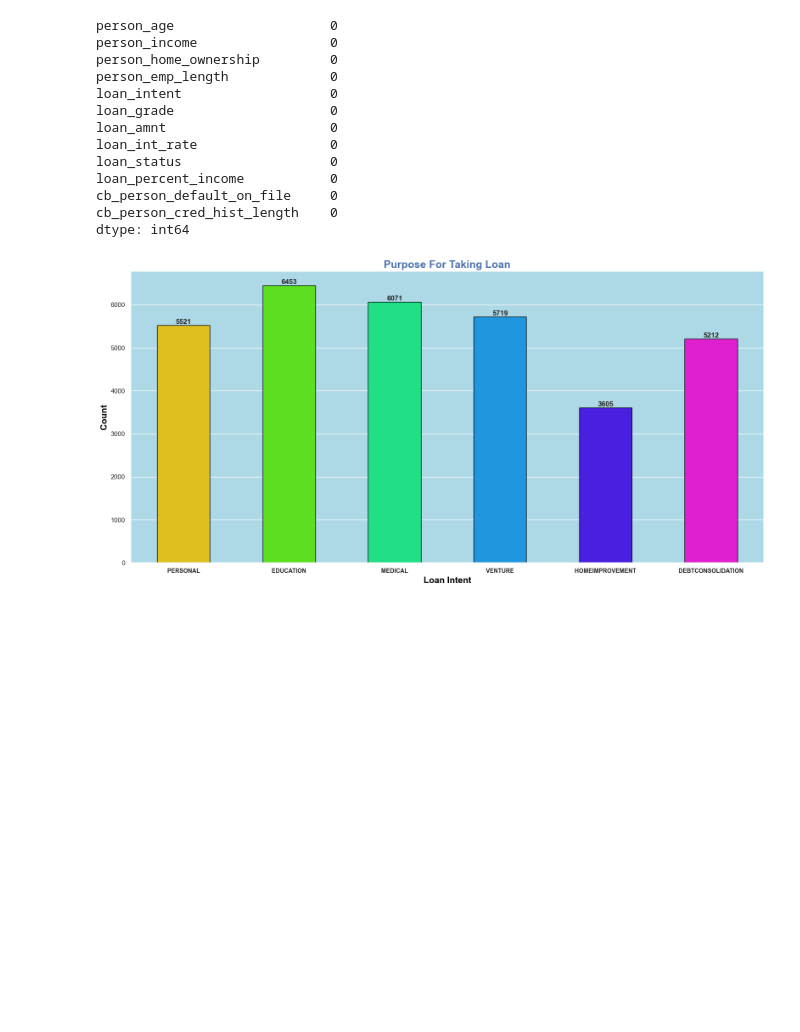
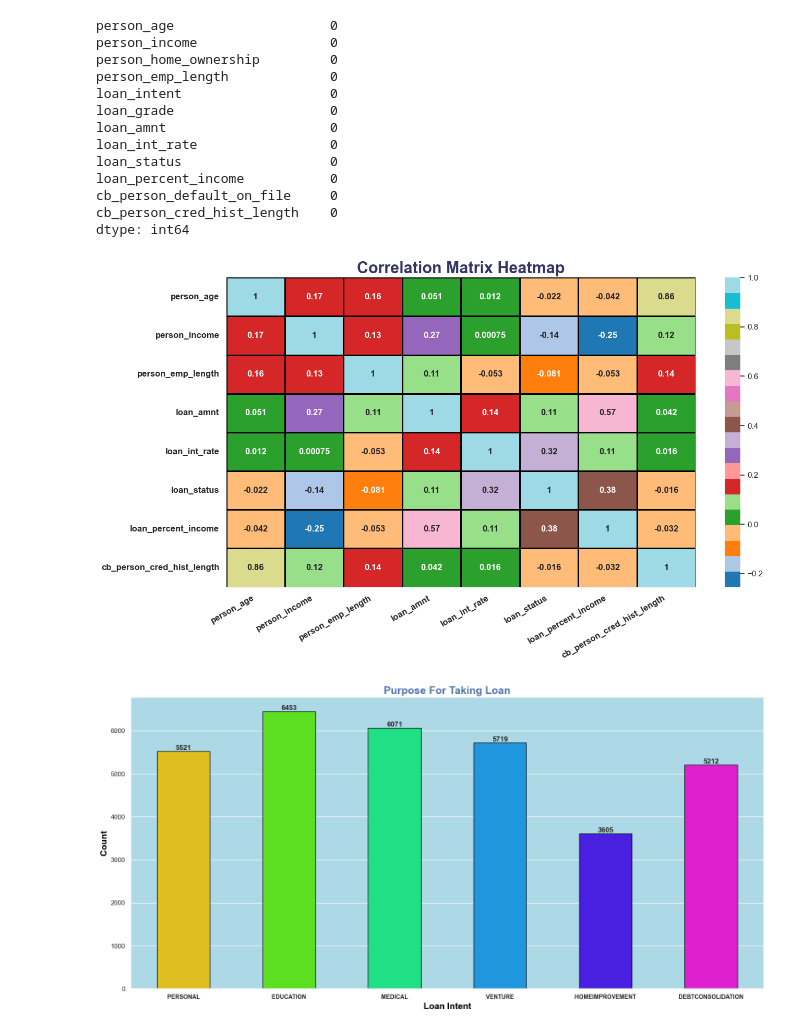
Before and after one commit to Hasnain-Sidd/Data-Science-Internship, a Jupyter notebook: Task2_Credit_Risk.ipynb, the cells around one changed output. Cells and saved outputs as stored; diff of their text form; code cells hidden in the pictures; blank space fills up the shorter version.

```diff
--- a/Task2_Credit_Risk.ipynb
+++ b/Task2_Credit_Risk.ipynb
@@ -97,6 +98,26 @@ loan_percent_income           0
 cb_person_default_on_file     0
 cb_person_cred_hist_length    0
 dtype: int64
+# %%
+plt.figure(figsize=(14, 8))
+# Select only numeric columns for correlation
+numeric_df = df.select_dtypes(include=[np.number])
+corr = numeric_df.corr()
+sns.heatmap(
+    corr,
+    annot=True,
+    cmap="tab20",
+    linewidths=2,
+    linecolor='black',
+    annot_kws={"size": 12, "weight": "bold"}
+)
+plt.title("Correlation Matrix Heatmap", fontsize=22, fontweight='bold', color='#333366')
+plt.xticks(fontsize=12, fontweight='bold', rotation=30, ha='right')
+plt.yticks(fontsize=12, fontweight='bold', rotation=0)
+plt.tight_layout()
+plt.show()
+# %% [output]
+[figure, added]
 # %%
 # Count Plot: Representing the purpose for taking load by customers
 plt.figure(figsize=(16,8))
```
Also changed, not shown: parts of 11 cells of this notebook.
